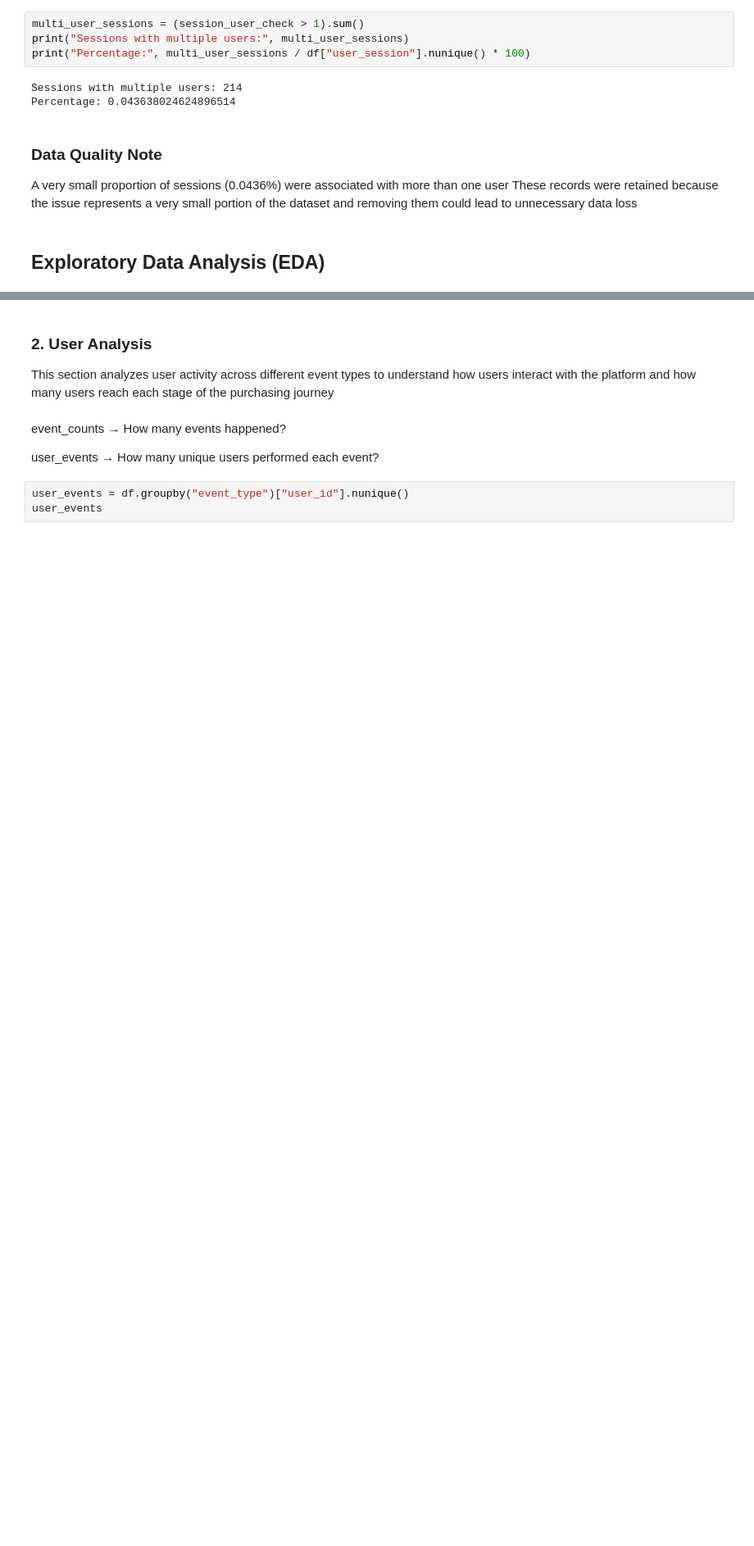
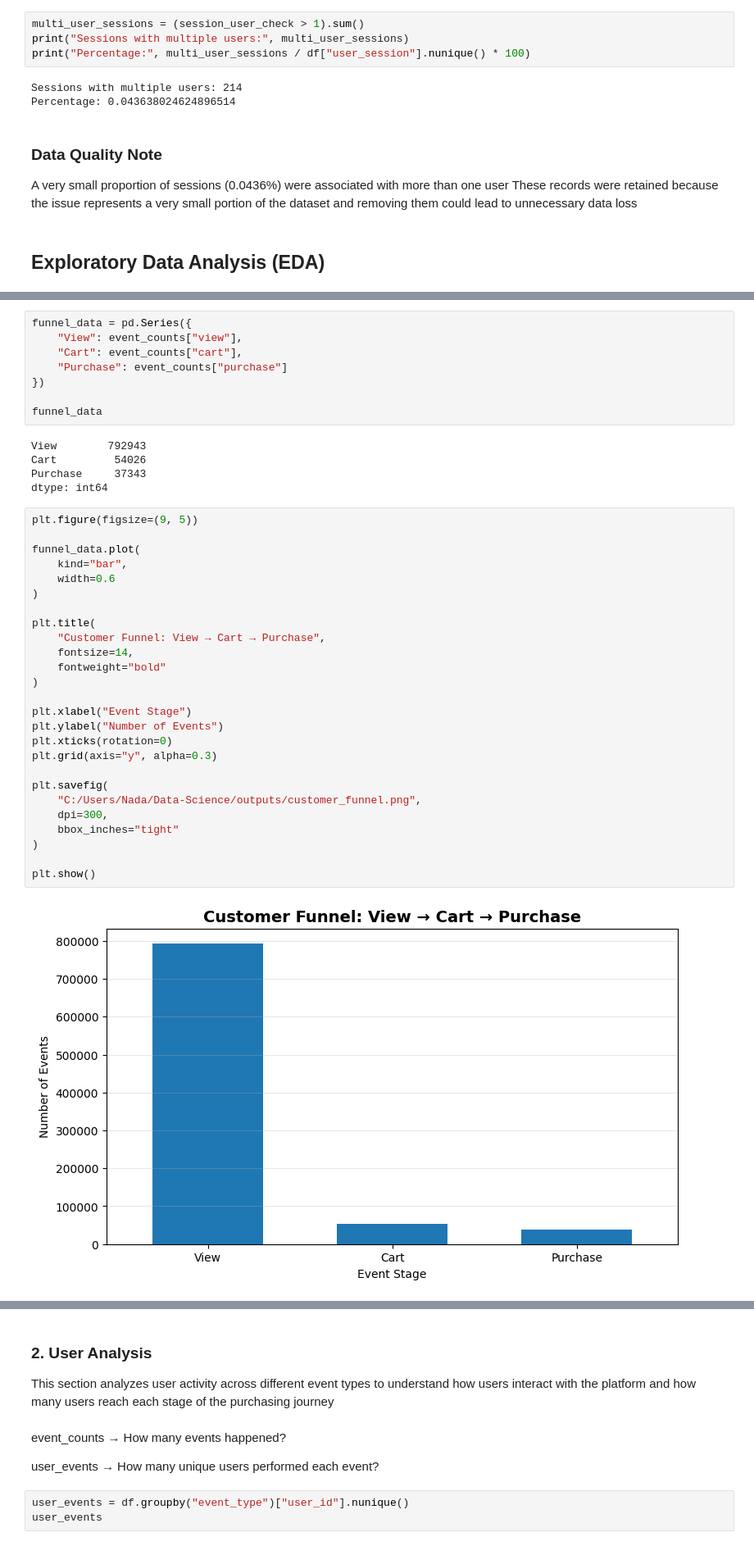
Before and after one commit to Tech-tac-GP/Data-Science, a Jupyter notebook: notebooks/data_science.ipynb, the cells around one changed output, grey strips where cells are left out. Shown at 82% size. Drawn from its saved outputs; the diff is of its cells as text; blank space fills up the shorter version.

```diff
--- a/notebooks/data_science.ipynb
+++ b/notebooks/data_science.ipynb
@@ -246,0 +229,41 @@ plt.show()
+# %%
+funnel_data = pd.Series({
+    "View": event_counts["view"],
+    "Cart": event_counts["cart"],
+    "Purchase": event_counts["purchase"]
+})
+
+funnel_data
+# %% [output]
+View        792943
+Cart         54026
+Purchase     37343
+dtype: int64
+# %%
+plt.figure(figsize=(9, 5))
+
+funnel_data.plot(
+    kind="bar",
+    width=0.6
+)
+
+plt.title(
+    "Customer Funnel: View → Cart → Purchase",
+    fontsize=14,
+    fontweight="bold"
+)
+
+plt.xlabel("Event Stage")
+plt.ylabel("Number of Events")
+plt.xticks(rotation=0)
+plt.grid(axis="y", alpha=0.3)
+
+plt.savefig(
+    "C:/Users/Nada/Data-Science/outputs/customer_funnel.png",
+    dpi=300,
+    bbox_inches="tight"
+)
+
+plt.show()
+# %% [output]
+[figure, added]
```
Also changed, not shown: parts of 19 cells of this notebook, 15 other files.
